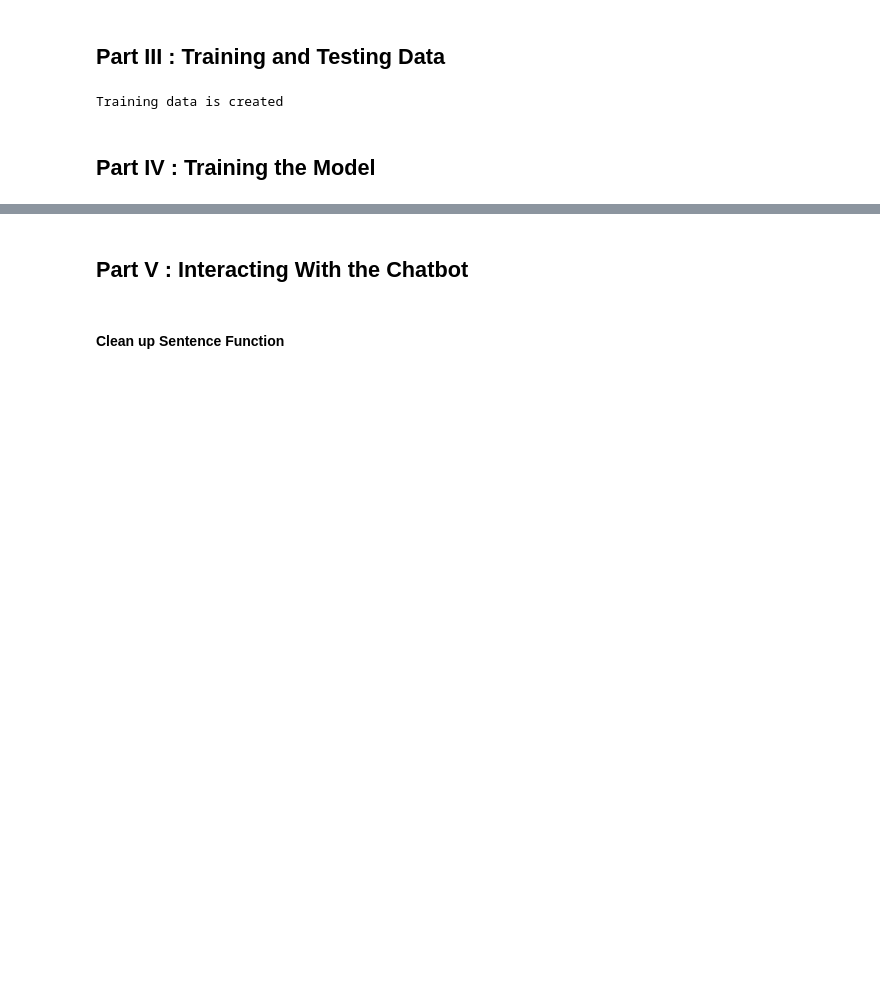
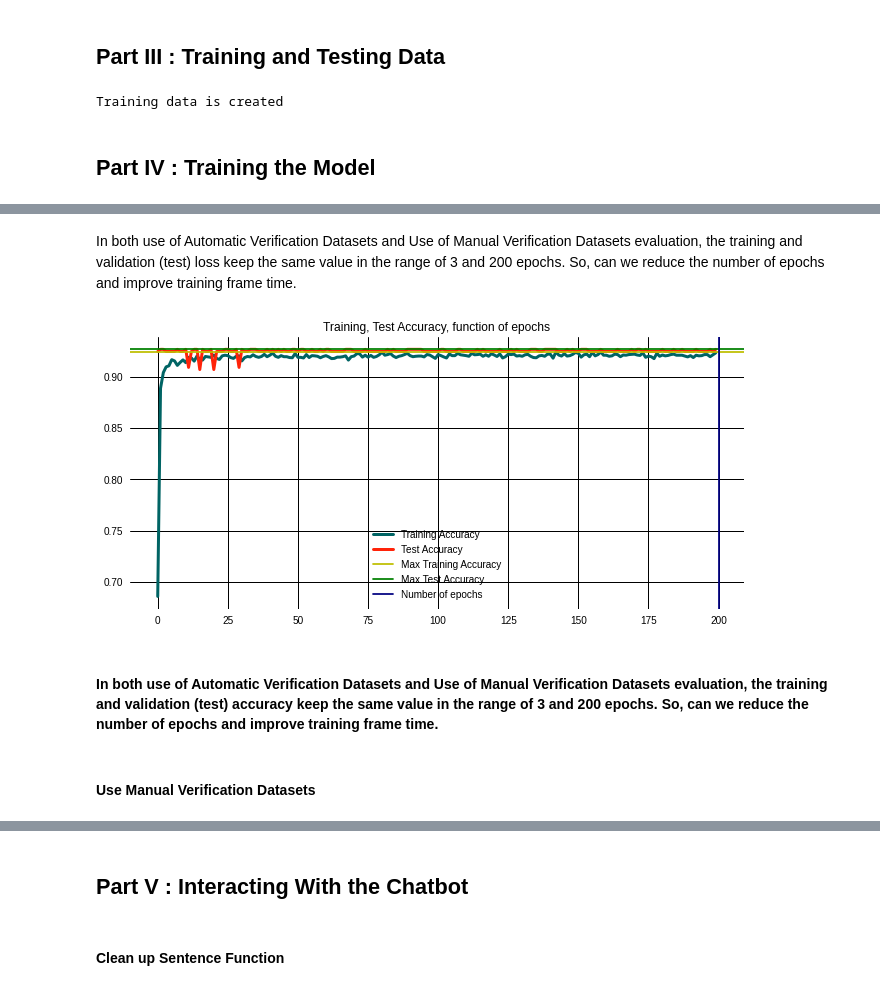
Before and after one commit to alainthierry/NLP-talk-to-me, a Jupyter notebook: NLP-chatbot.ipynb, the cells around one changed output, grey strips where cells are left out. Drawn from its saved outputs; the diff is of its cells as text; code cells hidden in the pictures; blank space fills up the shorter version.

```diff
--- a/NLP-chatbot.ipynb
+++ b/NLP-chatbot.ipynb
@@ -151,0 +206,23 @@ model is created
+# %% [markdown]
+In both use of Automatic Verification Datasets and  Use of Manual Verification Datasets evaluation, the training and validation (test) loss keep the same value in the range of 3 and 200 epochs. So, can we reduce the number of epochs and improve training frame time.
+# %%
+plt.figure(figsize=(11, 5))
+plt.style.use('grayscale')
+
+plt.plot(hist.history['accuracy'], '-', c='#006464', label='Training Accuracy', linewidth=3)
+plt.plot(hist.history['val_accuracy'], '-', c='#FF2309', label='Test Accuracy', linewidth=3)
+
+plt.axhline(np.max(hist.history['accuracy']), color='y', label='Max Training Accuracy')
+plt.axhline(np.max(hist.history['val_accuracy']), color='g', label='Max Test Accuracy')
+plt.axvline(200, color='#000080', label='Number of epochs')
+
+plt.title('Training, Test Accuracy, function of epochs')
+plt.savefig('imageaccuracy.png')
+plt.legend()
+plt.show()
+# %% [output]
+[figure, added]
+# %% [markdown]
+#### In both use of Automatic Verification Datasets and  Use of Manual Verification Datasets evaluation, the training and validation (test) accuracy keep the same value in the range of 3 and 200 epochs. So, can we reduce the number of epochs and improve training frame time.
+# %% [markdown]
+#### Use Manual Verification Datasets
```
Also changed, not shown: parts of 40 cells of this notebook, 9 other files.
